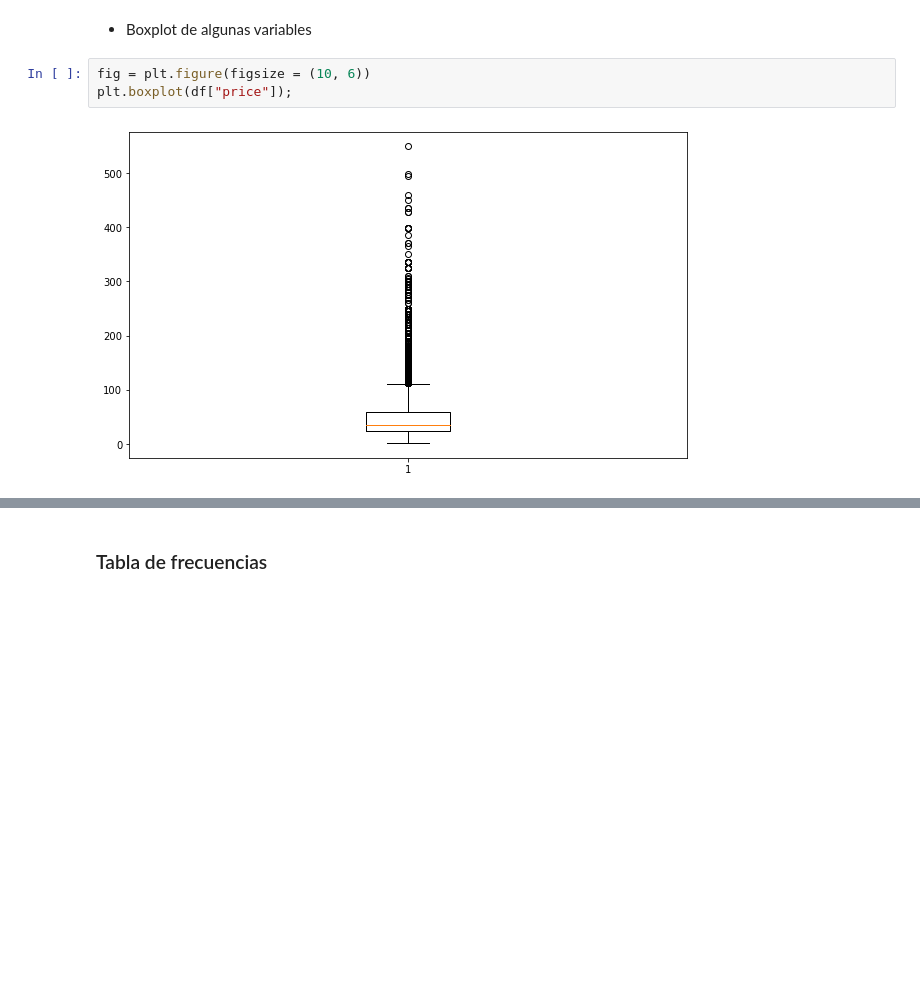
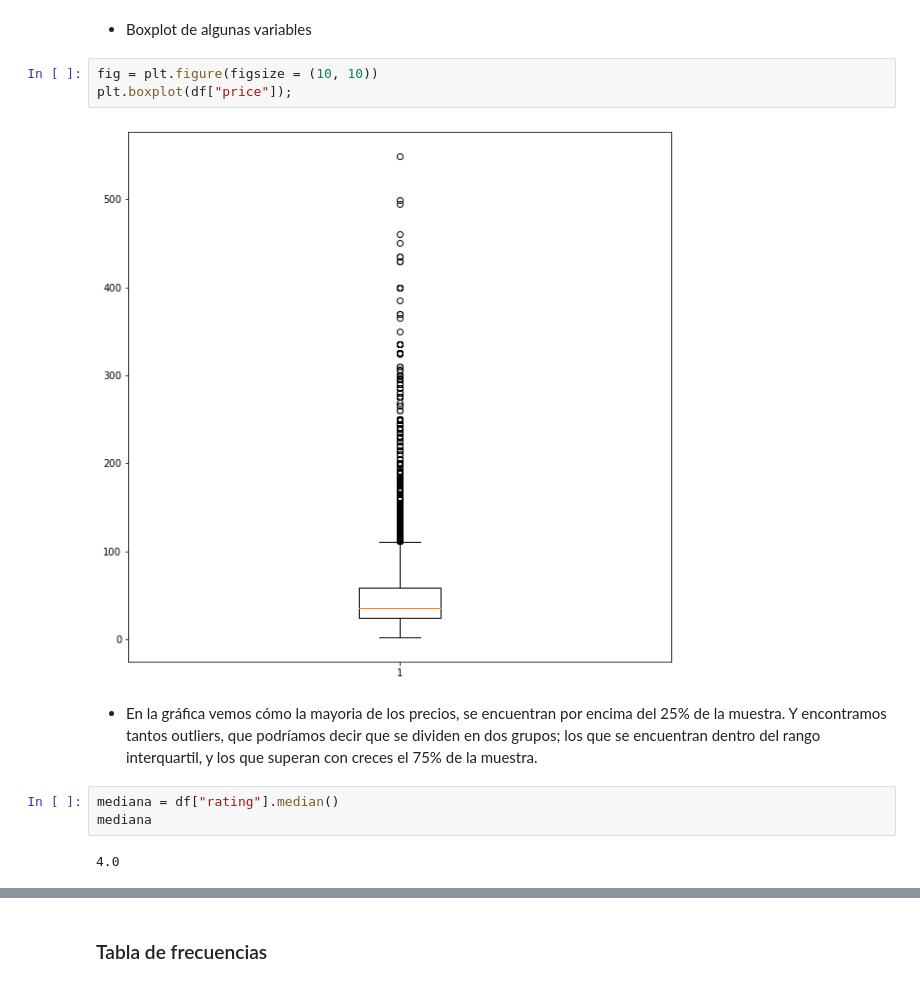
Before and after one commit to Adalab/DA-promo-c-modulo-2-sprint-1-Laura-Pilar, a Jupyter notebook: Estadísticas/Leccion-2-Estadisticas-2/Leccion-2-Estadisticas-2.ipynb, the cells around one changed output, grey strips where cells are left out. Saved outputs shown, nothing was run; the diff lists cells and outputs as text; blank space fills up the shorter version.

```diff
--- a/Estadísticas/Leccion-2-Estadisticas-2/Leccion-2-Estadisticas-2.ipynb
+++ b/Estadísticas/Leccion-2-Estadisticas-2/Leccion-2-Estadisticas-2.ipynb
@@ -59,7 +81,14 @@ El rango intercuartícilo del precio es 35.0
 # %% [markdown]
 - Boxplot de algunas variables
 # %%
-fig = plt.figure(figsize = (10, 6))
+fig = plt.figure(figsize = (10, 10))
 plt.boxplot(df["price"]);
 # %% [output]
-[figure, old version]
+[figure, new version]
+# %% [markdown]
+- En la gráfica vemos cómo la mayoria de los precios, se encuentran por encima del 25% de la muestra. Y encontramos tantos outliers, que podríamos decir que se dividen en dos grupos; los que se encuentran dentro del rango interquartil, y los que superan con creces el 75% de la muestra.
+# %%
+mediana = df["rating"].median()
+mediana
+# %% [output]
+4.0
```
Also changed, not shown: parts of 20 cells of this notebook.
